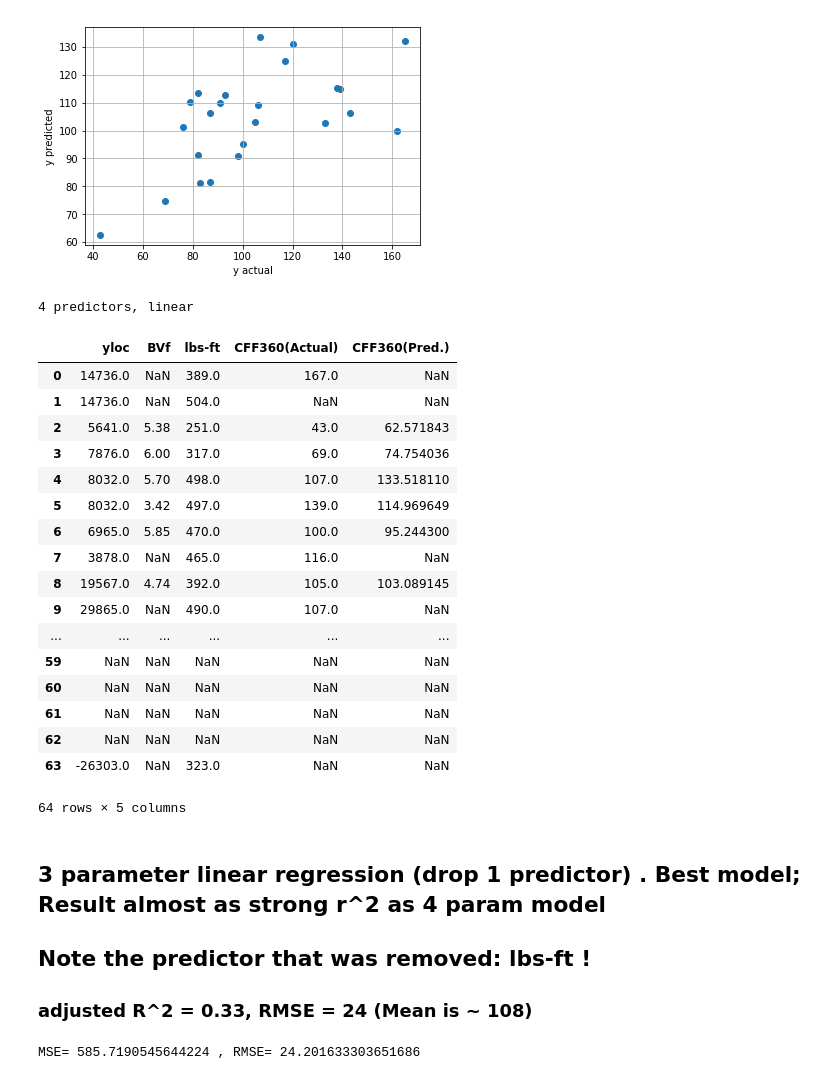
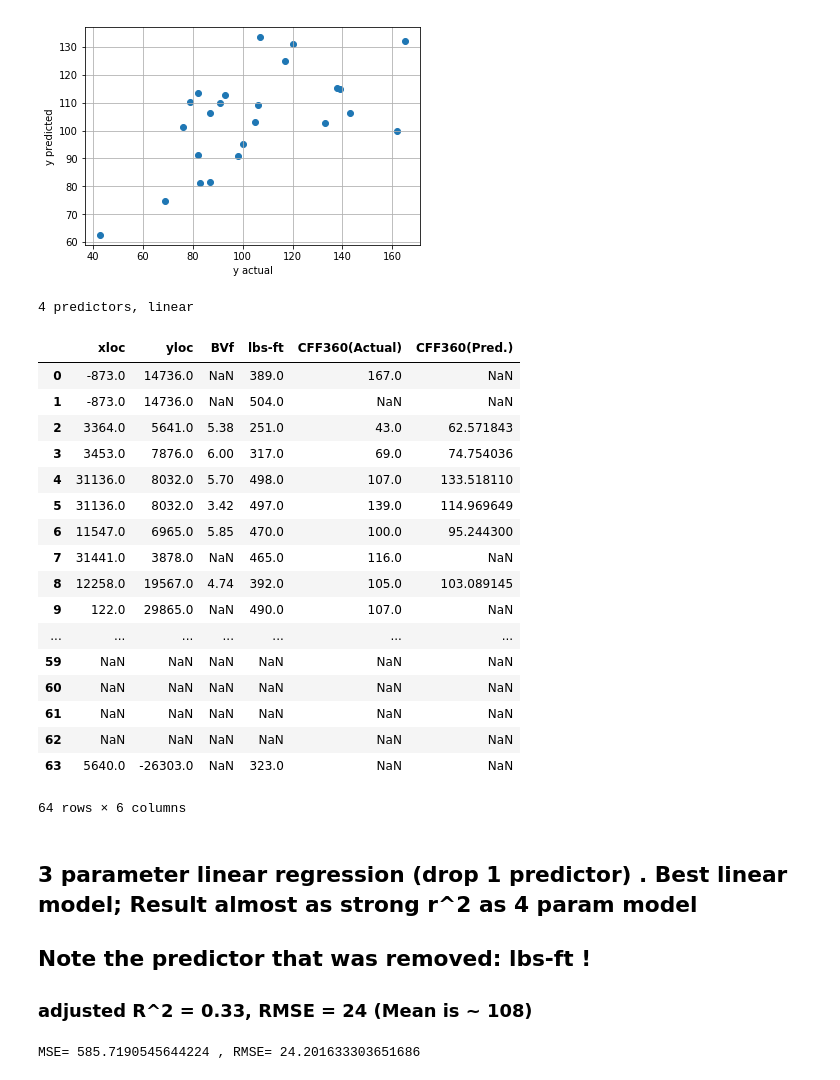
Before and after one commit to Md557/py-datasci, a Jupyter notebook: petroleum well analysis example/petroleum regression, CV, KNN analysis-CFF.ipynb, the cells around one changed output. Drawn from its saved outputs; the diff is of its cells as text; code cells hidden in the pictures.

```diff
--- a/petroleum well analysis example/petroleum regression, CV, KNN analysis-CFF.ipynb
+++ b/petroleum well analysis example/petroleum regression, CV, KNN analysis-CFF.ipynb
@@ -297,39 +345,39 @@ plt.show()
 # %%
 
 c1=np.c_[X_c,y,predictions_c]
 #c2=np.c_[X_test2,Y_test2]
 #display(c)
-d1={'yloc':c1[:,2],'BVf':c1[:,3],'lbs-ft':c1[:,4],'CFF360(Actual)':c1[:,5],'CFF360(Pred.)':c1[:,6]}
+d1={'xloc':c1[:,1],'yloc':c1[:,2],'BVf':c1[:,3],'lbs-ft':c1[:,4],'CFF360(Actual)':c1[:,5],'CFF360(Pred.)':c1[:,6]}
 #d2={'Xtest0':c2[:,0],'Xtest1':c2[:,1],'Ytest':c2[:,2]}
 #,'Xtest':X_test2,'Ytrain':Y_train2,'Ytest':Y_test2}
 XYactualAndPred=pd.DataFrame(data=d1)
 #XYtest2=pd.DataFrame(data=d2)
 
 print("4 predictors, linear")
 display(XYactualAndPred)#[:15])
 # %% [output]
 4 predictors, linear
-|  | yloc | BVf | lbs-ft | CFF360(Actual) | CFF360(Pred.) |
-| 0 | 14736.0 | NaN | 389.0 | 167.0 | NaN |
-| 1 | 14736.0 | NaN | 504.0 | NaN | NaN |
-| 2 | 5641.0 | 5.38 | 251.0 | 43.0 | 62.571843 |
-| 3 | 7876.0 | 6.00 | 317.0 | 69.0 | 74.754036 |
-| 4 | 8032.0 | 5.70 | 498.0 | 107.0 | 133.518110 |
-| 5 | 8032.0 | 3.42 | 497.0 | 139.0 | 114.969649 |
-| 6 | 6965.0 | 5.85 | 470.0 | 100.0 | 95.244300 |
-| 7 | 3878.0 | NaN | 465.0 | 116.0 | NaN |
-| 8 | 19567.0 | 4.74 | 392.0 | 105.0 | 103.089145 |
-| 9 | 29865.0 | NaN | 490.0 | 107.0 | NaN |
-| ... | ... | ... | ... | ... | ... |
-| 59 | NaN | NaN | NaN | NaN | NaN |
-| 60 | NaN | NaN | NaN | NaN | NaN |
-| 61 | NaN | NaN | NaN | NaN | NaN |
-| 62 | NaN | NaN | NaN | NaN | NaN |
-| 63 | -26303.0 | NaN | 323.0 | NaN | NaN |
+|  | xloc | yloc | BVf | lbs-ft | CFF360(Actual) | CFF360(Pred.) |
+| 0 | -873.0 | 14736.0 | NaN | 389.0 | 167.0 | NaN |
+| 1 | -873.0 | 14736.0 | NaN | 504.0 | NaN | NaN |
+| 2 | 3364.0 | 5641.0 | 5.38 | 251.0 | 43.0 | 62.571843 |
+| 3 | 3453.0 | 7876.0 | 6.00 | 317.0 | 69.0 | 74.754036 |
+| 4 | 31136.0 | 8032.0 | 5.70 | 498.0 | 107.0 | 133.518110 |
+| 5 | 31136.0 | 8032.0 | 3.42 | 497.0 | 139.0 | 114.969649 |
+| 6 | 11547.0 | 6965.0 | 5.85 | 470.0 | 100.0 | 95.244300 |
+| 7 | 31441.0 | 3878.0 | NaN | 465.0 | 116.0 | NaN |
+| 8 | 12258.0 | 19567.0 | 4.74 | 392.0 | 105.0 | 103.089145 |
+| 9 | 122.0 | 29865.0 | NaN | 490.0 | 107.0 | NaN |
+| ... | ... | ... | ... | ... | ... | ... |
+| 59 | NaN | NaN | NaN | NaN | NaN | NaN |
+| 60 | NaN | NaN | NaN | NaN | NaN | NaN |
+| 61 | NaN | NaN | NaN | NaN | NaN | NaN |
+| 62 | NaN | NaN | NaN | NaN | NaN | NaN |
+| 63 | 5640.0 | -26303.0 | NaN | 323.0 | NaN | NaN |
-64 rows × 5 columns
+64 rows × 6 columns
 # %% [markdown]
 
-## 3 parameter linear regression (drop 1 predictor) . Best model; Result almost as strong r^2 as 4 param model
+## 3 parameter linear regression (drop 1 predictor) . Best linear model; Result almost as strong r^2 as 4 param model
 ## Note the predictor that was removed: lbs-ft !
 ### adjusted R^2 = 0.33, RMSE = 24 (Mean is ~ 108)
 # %%
```
Also changed, not shown: parts of 16 cells of this notebook, 5 other files.
